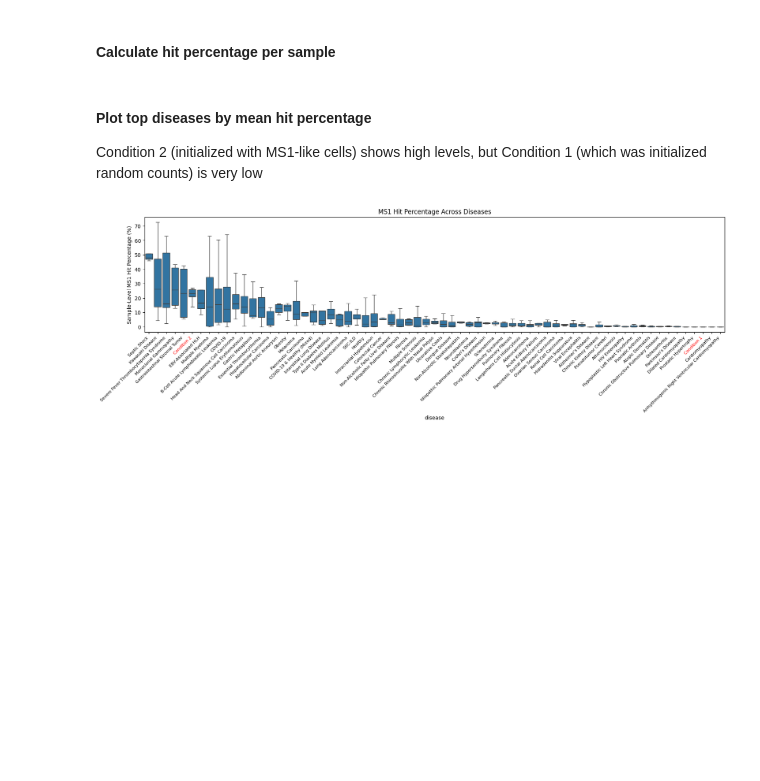
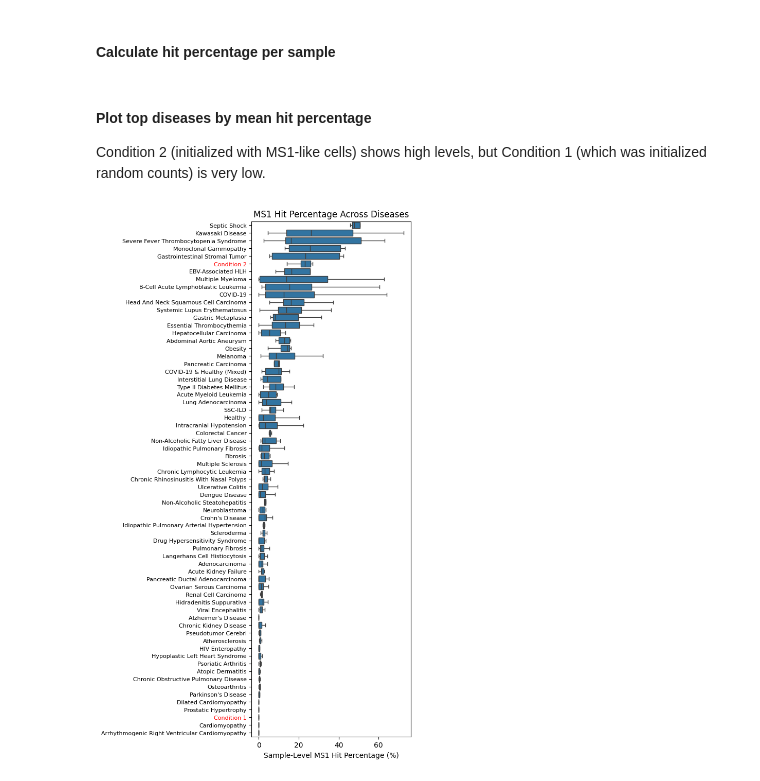
Before and after one commit to Genentech/SIGnature, a Jupyter notebook: docs/notebooks/2-GeneratingAttributions.ipynb, the cells around one changed output. Saved outputs shown, nothing was run; the diff lists cells and outputs as text; code cells hidden in the pictures; blank space fills up the shorter version.

```diff
--- a/docs/notebooks/2-GeneratingAttributions.ipynb
+++ b/docs/notebooks/2-GeneratingAttributions.ipynb
@@ -91,8 +96,22 @@ nc = 5000  # Number of cells
 
 count_list = [generate_random_cell(ng, rs=i) for i in range(nc)]
 # %%
-## generate 500 random cells with high MS1 gene counts
-ms1_genes = ['S100A8', 'S100A12', 'RETN', 'CLU', 'MCEMP1', 'IL1R2', 'CYP1B1', 'SELL', 'ALOX5AP', 'SLC39A8', 'PLAC8', 'ACSL1', 'CD163', 'VCAN', 'HP', 'CTSD', 'LGALS1', 'THBS1', 'CES1', 'S100P', 'ANXA6', 'VNN2', 'NAMPT', 'HAMP', 'DYSF', 'SDF2L1', 'NFE2', 'SLC2A3', 'BASP1', 'ADGRG3', 'SOD2', 'CTSA', 'PADI4', 'CALR', 'SOCS3', 'NKG7', 'FLOT1', 'IL1RN', 'ZDHHC19', 'LILRA5', 'ASGR2', 'FAM65B', 'MNDA', 'STEAP4', 'NCF4', 'LBR', 'RP11-295G20.2', 'UBR4', 'PADI2', 'NCF1', 'LINC00482', 'RUNX1', 'RRP12', 'HSPA1A', 'FLOT2', 'ANPEP', 'CXCR1', 'ECE1', 'ADAM19', 'RP11-196G18.3', 'IL4R', 'DNAJB11', 'FES', 'MBOAT7', 'SNHG25', 'RP1-55C23.7', 'CPEB4', 'PRR34-AS1', 'HSPA1B', 'LINC01001', 'C1QC', 'SBNO2', 'GTSE1', 'FOLR3', 'STAB1', 'PLK1', 'HYI-AS1', 'LINC01281', 'TNNT1', 'AC097495.2', 'CTB-35F21.5', 'C19orf35', 'AC109826.1', 'RP11-800A3.7', 'LILRA6', 'PDLIM7', 'NPLOC4', 'C15orf48', 'APOBR', 'CSF2RB', 'CTD-2105E13.14', 'C1QB', 'RP11-123K3.9', 'IQGAP3', 'GAPLINC', 'CTC-490G23.2', 'JAK3', 'CTC-246B18.10', 'MYO5B']
+## Generate 500 random cells with high MS1 gene counts
+ms1_genes = ['S100A8', 'S100A12', 'RETN', 'CLU', 'MCEMP1', 'IL1R2', 'CYP1B1', 'SELL',
+             'ALOX5AP', 'SLC39A8', 'PLAC8', 'ACSL1', 'CD163', 'VCAN', 'HP', 'CTSD',
+             'LGALS1', 'THBS1', 'CES1', 'S100P', 'ANXA6', 'VNN2', 'NAMPT', 'HAMP',
+             'DYSF', 'SDF2L1', 'NFE2', 'SLC2A3', 'BASP1', 'ADGRG3', 'SOD2', 'CTSA',
+             'PADI4', 'CALR', 'SOCS3', 'NKG7', 'FLOT1', 'IL1RN', 'ZDHHC19', 'LILRA5',
+             'ASGR2', 'FAM65B', 'MNDA', 'STEAP4', 'NCF4', 'LBR', 'RP11-295G20.2',
+             'UBR4', 'PADI2', 'NCF1', 'LINC00482', 'RUNX1', 'RRP12', 'HSPA1A',
+             'FLOT2', 'ANPEP', 'CXCR1', 'ECE1', 'ADAM19', 'RP11-196G18.3', 'IL4R',
+             'DNAJB11', 'FES', 'MBOAT7', 'SNHG25', 'RP1-55C23.7', 'CPEB4',
+             'PRR34-AS1', 'HSPA1B', 'LINC01001', 'C1QC', 'SBNO2', 'GTSE1', 'FOLR3',
+             'STAB1', 'PLK1', 'HYI-AS1', 'LINC01281', 'TNNT1', 'AC097495.2',
+             'CTB-35F21.5', 'C19orf35', 'AC109826.1', 'RP11-800A3.7', 'LILRA6',
+             'PDLIM7', 'NPLOC4', 'C15orf48', 'APOBR', 'CSF2RB', 'CTD-2105E13.14',
+             'C1QB', 'RP11-123K3.9', 'IQGAP3', 'GAPLINC', 'CTC-490G23.2', 'JAK3',
+             'CTC-246B18.10', 'MYO5B']
 
 gene_list = sig.check_genes(ms1_genes)
 ms1_idx = [scim.gene_order.index(x) for x in gene_list]
@@ -115,14 +134,15 @@ adata = sc.AnnData(count_mat)
 adata.layers["counts"] = count_mat
 adata.var = pd.DataFrame(index=scim.gene_order)
 adata.obs = pd.DataFrame(index=range(adata.shape[0]))
-## add disease labels for random cells and MS1 cells
+## Add disease labels for random cells and MS1 cells
 adata.obs["disease"] = ["Condition 1" for _ in range(nc)] + [
     "Condition 2" for _ in range(ncl)
 ]
-## add sample labels for each condition
-adata.obs["sample"] = ["Sample " + str(int(x / 100)) for x in range(adata.obs.shape[0])]
+## Add sample labels for each condition
+adata.obs["sample"] = ["Sample " + str(int(x / 100)) \
+                       for x in range(adata.obs.shape[0])]
 adata.layers["counts"] = sparse.csr_matrix(count_mat)
-## need to include sample, study, disease, and tissue to use standard "Meta" functions
+## Need to include sample, study, disease, and tissue to use standard "Meta" functions
 adata.obs["study"] = "Test Study"
 adata.obs["tissue"] = "Test Tissue"
 # %% [markdown]
@@ -296,22 +319,23 @@ samphit_df_90 = momac_meta.samphit_df(
 # %% [markdown]
 #### Plot top diseases by mean hit percentage
 
-Condition 2 (initialized with MS1-like cells) shows high levels, but Condition 1 (which was initialized random counts) is very low
+Condition 2 (initialized with MS1-like cells) shows high levels, but Condition 1 (which was initialized random counts) is very low.
 # %%
 import seaborn as sns
 import matplotlib.pyplot as plt
 
-fig, ax = plt.subplots(figsize=(20, 4))
-sns.boxplot(data=samphit_df_90, x="disease", y="MS1__hit90p", showfliers=False)
-ax.set_xticklabels(ax.get_xticklabels(), rotation=45, ha="right", fontsize=8)
+fig, ax = plt.subplots(figsize=(4, 13))
+sns.boxplot(data=samphit_df_90, y="disease", x="MS1__hit90p", showfliers=False)
+ax.set_yticklabels(ax.get_yticklabels(), ha="right", fontsize=8)
 
-for label in ax.get_xticklabels():
+for label in ax.get_yticklabels():
     if label.get_text() in ["Condition 1", "Condition 2"]:
         label.set_color("red")
 ax.set_title("MS1 Hit Percentage Across Diseases")
-ax.set_ylabel("Sample-Level MS1 Hit Percentage (%)")
+ax.set_xlabel("Sample-Level MS1 Hit Percentage (%)")
+ax.set_ylabel('')
 
-y_ticks = ax.get_yticks() * 100
-ax.set_yticklabels([f"{int(y)}" for y in y_ticks]);
+x_ticks = ax.get_xticks() * 100
+ax.set_xticklabels([f"{int(y)}" for y in x_ticks]);
 # %% [output]
-[figure, old version]
+[figure, new version]
```
Also changed, not shown: parts of 20 cells of this notebook, 4 other files.
